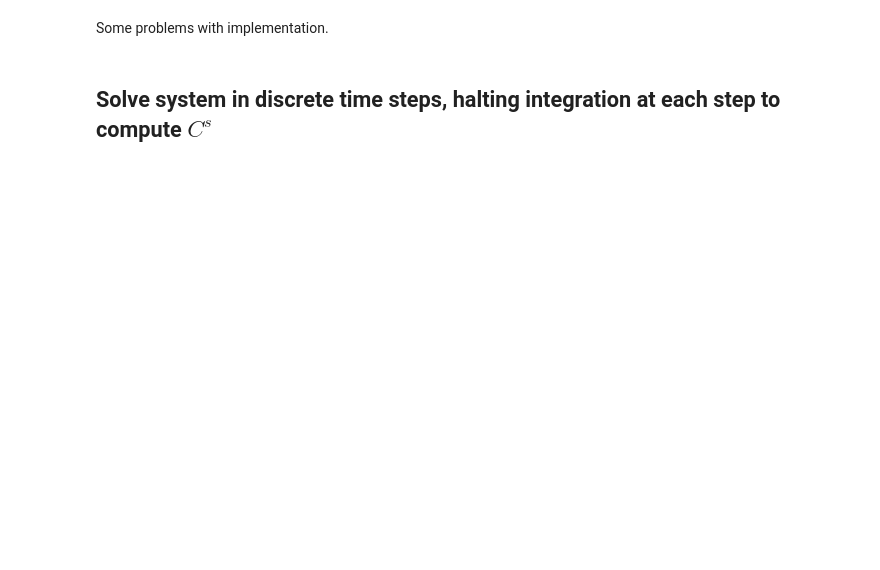
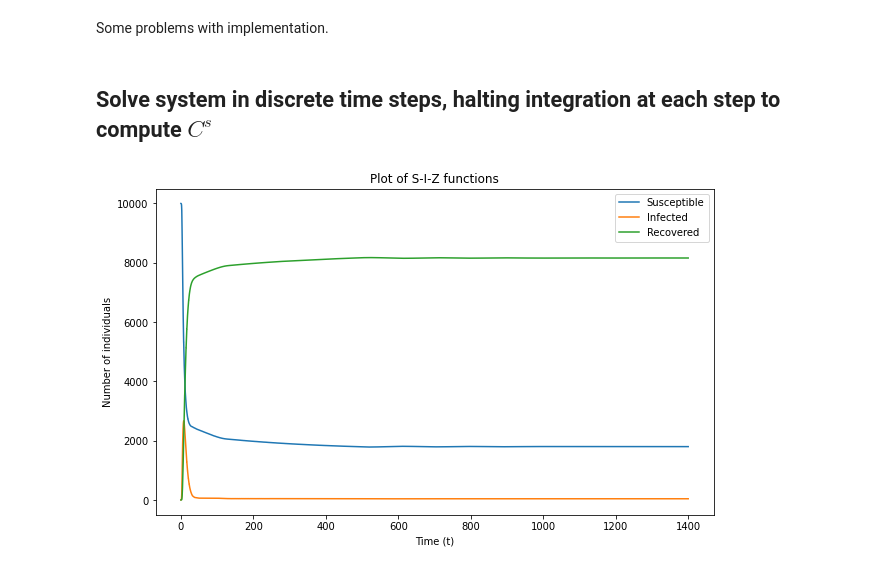
Before and after one commit to JimmyCalvoMonge/adaptive, a Jupyter notebook: design/adaptive/debug_adaptive.ipynb, the cells around one changed output. Cells and saved outputs as stored; diff of their text form; code cells hidden in the pictures; blank space fills up the shorter version.

```diff
--- a/design/adaptive/debug_adaptive.ipynb
+++ b/design/adaptive/debug_adaptive.ipynb
@@ -416,0 +457,19 @@ Some problems with implementation.
+# %%
+S_final, I_final, Z_final, Cs_s = patch_uni_step_solutions(mu=10/10000, gamma=0.2, beta=0.2, phi=0,
+                         end=1400, x00=[9999,1,0],
+                         tau=3, delta=0.9986,
+                         b_s=24, b_i=24, b_z=24,
+                         a_s=0, a_i=0, a_z=0, nu=0.2)
+# %%
+t = np.linspace(0,1400,len(S_final))
+plt.plot(t, S_final, label="Susceptible")
+plt.plot(t, I_final, label="Infected")
+plt.plot(t, Z_final, label="Recovered")
+plt.title(f"Plot of S-I-Z functions")
+plt.xlabel("Time (t)")
+plt.ylabel("Number of individuals")
+plt.legend(loc = "upper right")
+plt.rcParams["figure.figsize"] = (10,6)
+plt.show()
+# %% [output]
+[figure, added]
```
Also changed, not shown: parts of 5 cells of this notebook, 9 other files.
